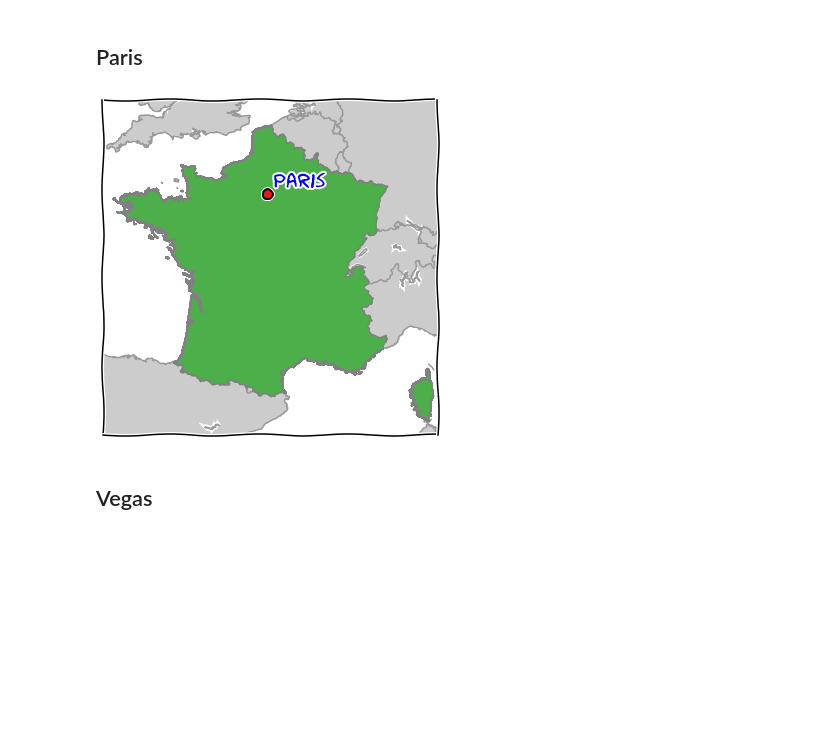
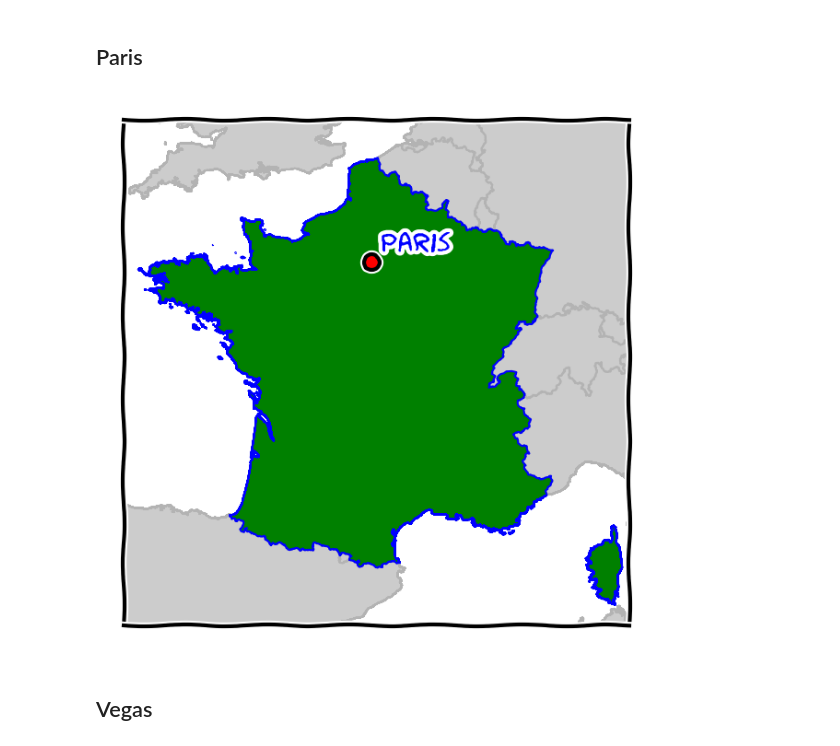
Before and after one commit to prisae/blog-notebooks, a Jupyter notebook: Travelmap.ipynb, the cells around one changed output. Drawn from its saved outputs; the diff is of its cells as text; code cells hidden in the pictures; blank space fills up the shorter version.

```diff
--- a/Travelmap.ipynb
+++ b/Travelmap.ipynb
@@ -70,7 +96,18 @@ def plot_arrow(nax, start, end, bmap, ec="k", fc="w", rad=-.3):
                                 connectionstyle="arc3, rad="+str(rad),
                                 ))
 # %%
-def plot_city(bmap, city, cityname, nax, mfc, color='b', offs=[.1, .1], halign='left'):
-    bmap.plot(city[1], city[0], 'o', mfc=mfc, ms=10, mew=2, latlon=True)
-    nax.annotate(cityname, bmap(city[1]+offs[0], city[0]+offs[1]),
-                 horizontalalignment=halign, color=color, fontsize=20, zorder=10)
+def plot_city(city, name, bmap, mfc=None, color='b', offs=[.1, .1], halign='left'):
+    '''Plot a circle at <city> and annotate with <name>, with a <bmap> projection.'''
+
+    # Get current axis
+    cax = plt.gca()
+
+    # Plot dot
+    # If mfc is provided, use; else cycle through colours
+    if not mfc:
+        mfc = next(cax._get_patches_for_fill.color_cycle)
+    bmap.plot(city[1], city[0], 'o', mfc=mfc, ms=4, mew=1, latlon=True)
+
+    # Annotate name
+    cax.annotate(name, bmap(city[1]+offs[0], city[0]+offs[1]),
+                 horizontalalignment=halign, color=color, fontsize=7, zorder=10)
@@ -249,32 +313,28 @@ plt.show()
 # %% [markdown]
 ## Paris
 # %%
-fig_p = plt.figure(figsize=(6, 6))
-ax_p = plt.subplot(111)
+fig_p = plt.figure(figsize=(cm2in([6, 6])))
 
 PAR = [48.8567, 2.3508] # Paris
 
 # Create basemap
-# resolution: c, l, i, h, f
-m_p = Basemap(width=1200000, height=1200000, resolution='i', projection='tmerc', lat_0=46.5, lon_0=2.5)
-m_p.drawcoastlines(color='.6', linewidth=1.5)
-m_p.drawcountries(color='.6', linewidth=1.5)
-m_p.fillcontinents(color='.8')
+m_p = Basemap(width=1200000, height=1200000, resolution='c', projection='tmerc', lat_0=46.5, lon_0=2.5)
+
+# Fill non-visited countries (fillcontinents does a bad job)
+countries = ['GBR', 'DEU', 'ITA', 'ESP', 'LUX', 'BEL', 'CHE', 'NLD', 'LIE', 'AUT', 'AND']
+plot_country(countries, m_p, fc='.8', ec='.7', lw=.5)
 
 # Fill country
-plot_country(ax_p, 'FRA', colours[2], m_p, '.5', 1.5)
-
-# XKCDify
-plt.xkcd()
+plot_country(['FRA',], m_p, 'g', 'b', .5)
 
 # Add visited cities
-plot_city(m_p, PAR, 'Paris', ax_p, colours[0], offs=[.3,.3])
+plot_city(PAR, 'Paris', m_p, 'r', offs=[.3,.3])
 
-#plt.savefig('/home/dtr/Desktop/Paris.png')
+#plt.savefig('/home/dtr/Desktop/Paris.png', bbox_inches='tight')
 
 plt.show()
 # %% [output]
-[figure, old version]
+[figure, new version]
 # %% [markdown]
 ## Vegas
 # %%
```
Also changed, not shown: parts of 21 cells of this notebook.
